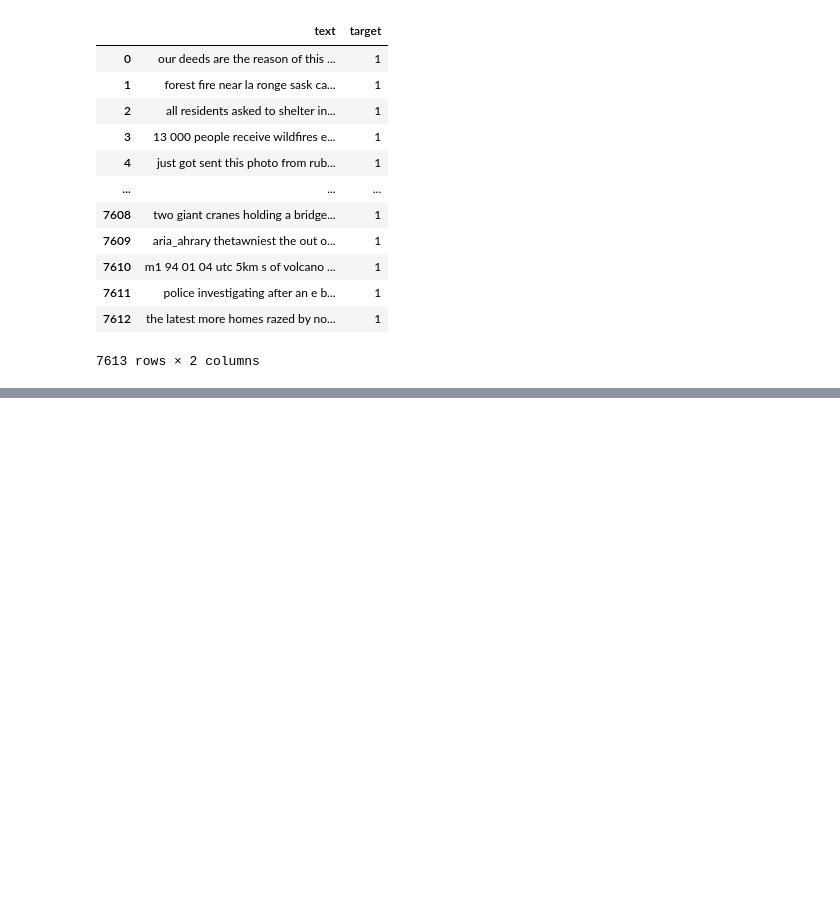
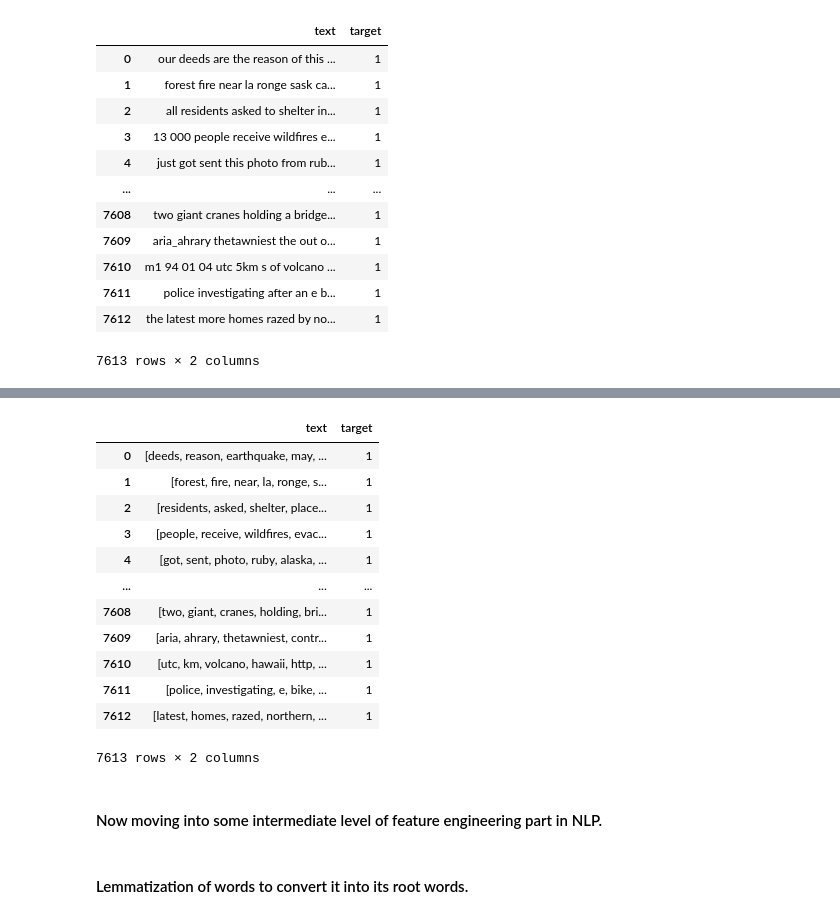
Before and after one commit to Nextgen-AI-solutions/Kaggle_challenges, a Jupyter notebook: Twitter_challenge/kaggleNLP.ipynb, the cells around one changed output, grey strips where cells are left out. Drawn from its saved outputs; the diff is of its cells as text; code cells hidden in the pictures; blank space fills up the shorter version.

```diff
--- a/Twitter_challenge/kaggleNLP.ipynb
+++ b/Twitter_challenge/kaggleNLP.ipynb
@@ -150,0 +213,9 @@ df_train
+# %%
+# Removing stop words
+sw = stopwords.words('english')
+def remove_sw(data):
+    data = [word for word in data if word not in sw]
+    return data
+# %%
+df_test.text = df_test.text.apply(lambda x: remove_sw(x))
+df_train.text = df_train.text.apply(lambda x: remove_sw(x))
@@ -150,0 +238,20 @@ df_train
+# %%
+df_train
+# %% [output]
+|  | text | target |
+| 0 | [deeds, reason, earthquake, may, ... | 1 |
+| 1 | [forest, fire, near, la, ronge, s... | 1 |
+| 2 | [residents, asked, shelter, place... | 1 |
+| 3 | [people, receive, wildfires, evac... | 1 |
+| 4 | [got, sent, photo, ruby, alaska, ... | 1 |
+| ... | ... | ... |
+| 7608 | [two, giant, cranes, holding, bri... | 1 |
+| 7609 | [aria, ahrary, thetawniest, contr... | 1 |
+| 7610 | [utc, km, volcano, hawaii, http, ... | 1 |
+| 7611 | [police, investigating, e, bike, ... | 1 |
+| 7612 | [latest, homes, razed, northern, ... | 1 |
+7613 rows × 2 columns
+# %% [markdown]
+#### Now moving into some intermediate level of feature engineering part in NLP.
+# %% [markdown]
+#### Lemmatization of words to convert it into its root words.
```
Also changed, not shown: parts of 65 cells of this notebook.
